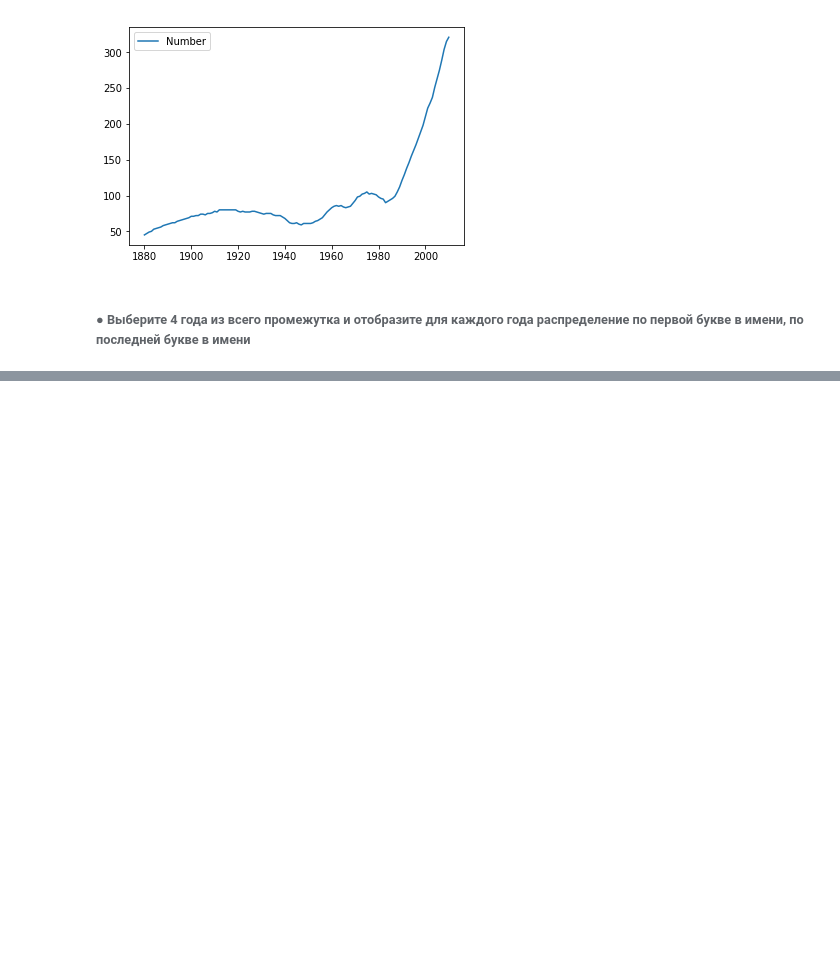
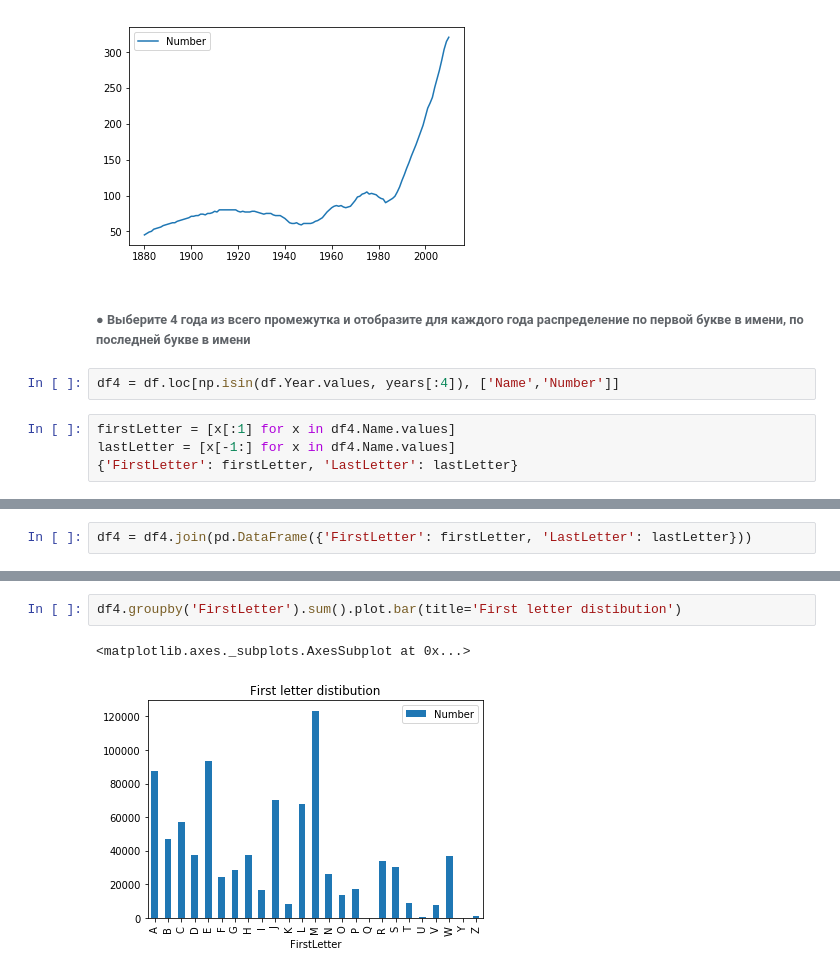
Before and after one commit to anton-ju/otus_hw3, a Jupyter notebook: Untitled.ipynb, the cells around one changed output, grey strips where cells are left out. Drawn from its saved outputs; the diff is of its cells as text; blank space fills up the shorter version.

```diff
--- a/Untitled.ipynb
+++ b/Untitled.ipynb
@@ -140,3 +140,9 @@ cover.plot()
 [figure]
 # %% [markdown]
 ###### ●	Выберите 4 года из всего промежутка и отобразите для каждого года распределение по первой букве в имени, по последней букве в имени
+# %%
+df4 = df.loc[np.isin(df.Year.values, years[:4]), ['Name','Number']]
+# %%
+firstLetter = [x[:1] for x in df4.Name.values]
+lastLetter = [x[-1:] for x in df4.Name.values]
+{'FirstLetter': firstLetter, 'LastLetter': lastLetter}
@@ -142,0 +167,2 @@ cover.plot()
+# %%
+df4 = df4.join(pd.DataFrame({'FirstLetter': firstLetter, 'LastLetter': lastLetter}))
@@ -142,0 +188,5 @@ cover.plot()
+# %%
+df4.groupby('FirstLetter').sum().plot.bar(title='First letter distibution')
+# %% [output]
+<matplotlib.axes._subplots.AxesSubplot at 0x...>
+[figure, added]
```
Also changed, not shown: parts of 4 cells of this notebook.
